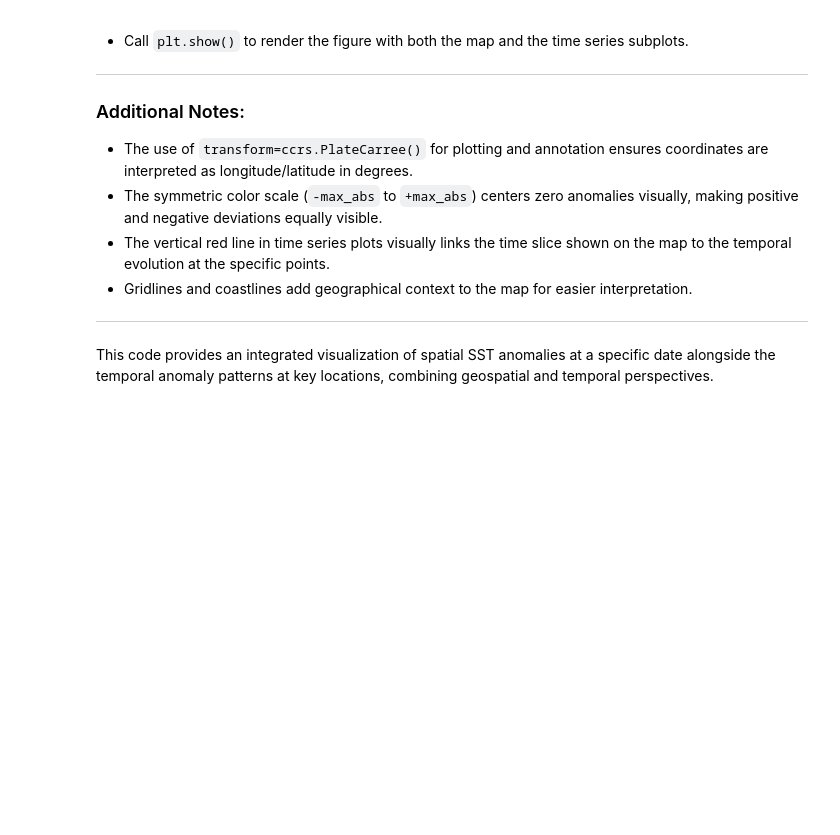
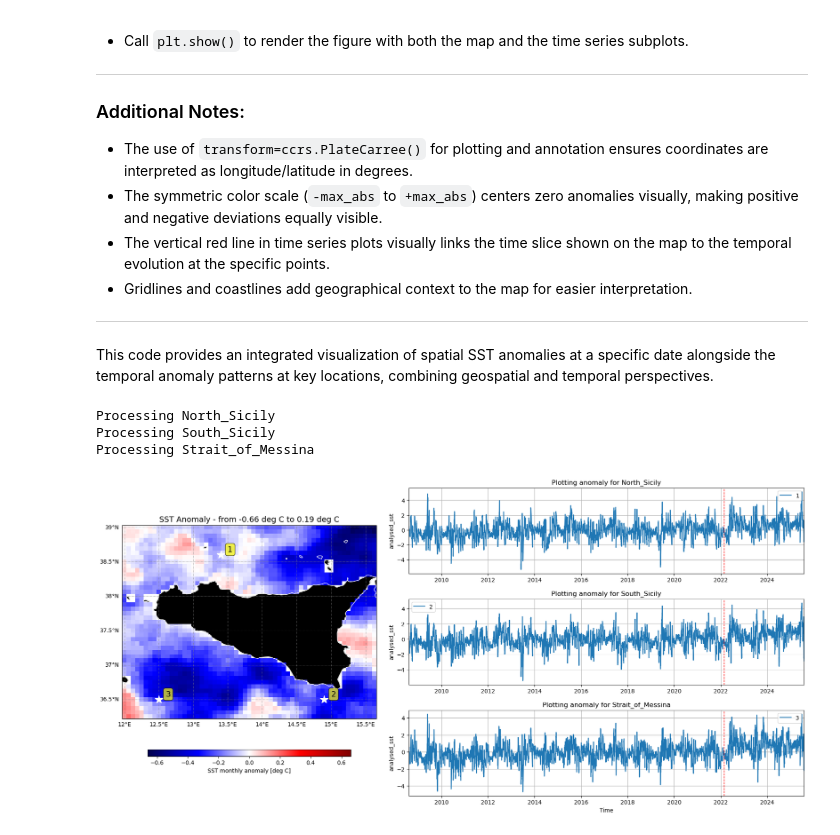
Before and after one commit to geacomputing/UCY2Sept, a Jupyter notebook: Python_code/Hands-on/8_Maps_with_cartopy.ipynb, the cells around one changed output. Drawn from its saved outputs; the diff is of its cells as text; code cells hidden in the pictures; blank space fills up the shorter version.

```diff
--- a/Python_code/Hands-on/8_Maps_with_cartopy.ipynb
+++ b/Python_code/Hands-on/8_Maps_with_cartopy.ipynb
@@ -204,9 +223,10 @@ locations = {
 
 
 
-#time_str="2009-05-25"
+time_str="2009-05-25"
 time_str="2019-06-22"
 time_str="2022-02-25"
+#time_str="2022-05-25"
 
 # --- PLOT SETUP ---
 fig = plt.figure(figsize=(22, 10))
@@ -257,31 +277,37 @@ for i, (name, info) in enumerate(locations.items()):
     anomaly_t_series = anomalies.sel(latitude=lat, longitude=lon, method='nearest')
     anomaly_t_series.plot(ax=ax, label =f'{c}')
 
     if c<3:
         ax.xaxis.label.set_visible(False)
 
     ax.set_title(f"Plotting anomaly for {name}")
     ax.set_xlim(anomaly_t_series.time.min(), anomaly_t_series.time.max())
     ax.grid()
     ax.legend()
 
     x = anomalies.sel(time=time_str).time.values
     ax.axvline(x=x, color='red', linestyle='--', linewidth=1)
-    print(x)
+    #print(x)
 
     print(f"Processing {name}")
 
     # Plot the marker
     ax_map.plot(lon, lat, marker='*', color='white', markersize=15, transform=ccrs.PlateCarree())
     ax_map.annotate(
         f"{c}",
         xy=(lon, lat),
         xytext=(lon + dx, lat + dy),
         textcoords='data',
          fontsize=14,  # bigger font size
         bbox=dict(boxstyle="round,pad=0.3", fc="yellow", ec="black", alpha=0.7),  # background box,
         horizontalalignment='left',
         verticalalignment='bottom',
         transform=ccrs.PlateCarree()
     )
+ax_map.set_title(f"SST Anomaly - from {vmin.values:.2f} deg C to {vmax.values:.2f} deg C", fontsize=14)
 plt.show()
+# %% [output]
+Processing North_Sicily
+Processing South_Sicily
+Processing Strait_of_Messina
+[figure, added]
```
Also changed, not shown: parts of 1 cell of this notebook, 2 other files.
